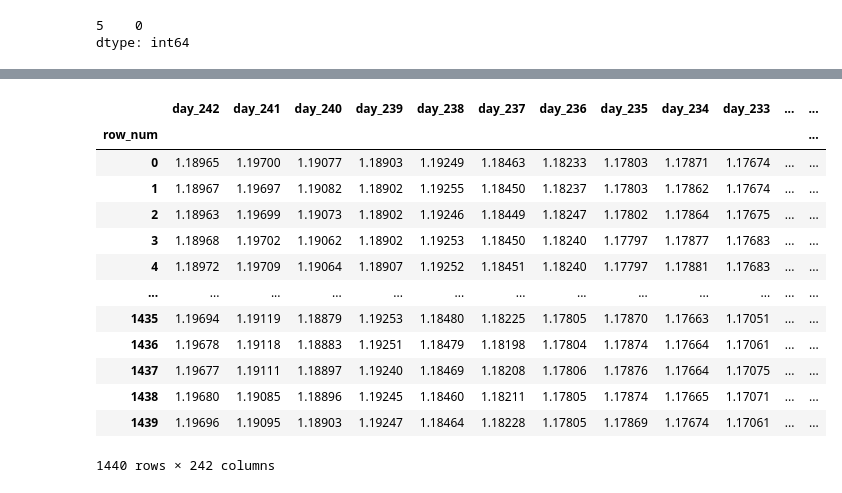
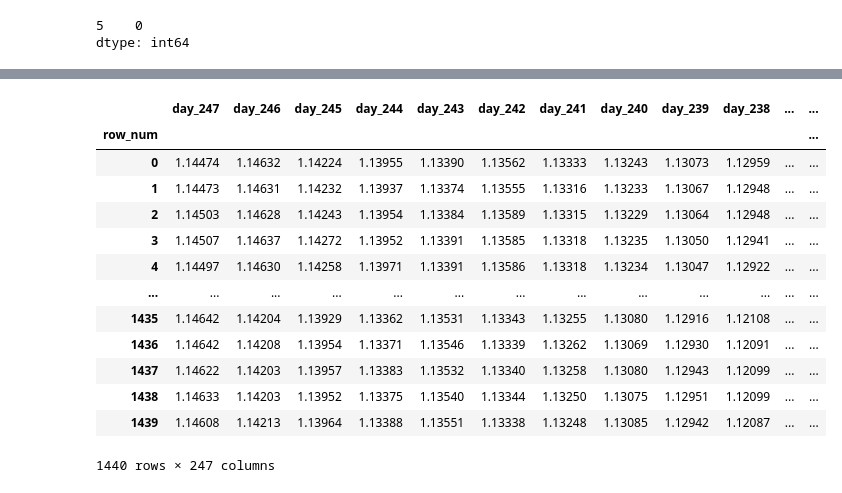
Before and after one commit to gomlfx/ApiaryFund_, a Jupyter notebook: autogluon_next_day_graph_M1_2_0.ipynb, the cells around one changed output, grey strips where cells are left out. Cells and saved outputs as stored; diff of their text form; code cells hidden in the pictures.

```diff
--- a/autogluon_next_day_graph_M1_2_0.ipynb
+++ b/autogluon_next_day_graph_M1_2_0.ipynb
@@ -54,7 +18,7 @@ from sklearn import preprocessing
 from autogluon.tabular import TabularDataset, TabularPredictor
 # %%
 #metatrader5 file format
-df=pd.read_csv('/content/EURUSD_M1_197101040000_202212232355.csv')
+df=pd.read_csv('/content/EURUSD_M1_202001020600_202212271047.csv')
 # %%
 print(df.head())
 print(df.tail())
@@ -125,6 +89,6 @@ df
 # %%
 #df_close_col = pd.DataFrame(data=df.iloc[:,5].tail(576000))
-df_c = pd.DataFrame(df.loc['1971.12.01 00:00:00':'2022.02.21 00:00:00',5])
+df_c = pd.DataFrame(df.loc['2020.12.01 00:00:00':'2022.12.28 00:00:00',5])
 # %%
 df_c
 # %% [output]
@@ -259,5 +223,29 @@ df_close_col
 # %%
 ###df241 to df280###
+df246 = pd.DataFrame(data=df_close_col.iloc[-355680:-354240])
+df246['row_num']=np.arange(len(df246))
+df246.set_index('row_num',inplace=True)
+df246 = df246.rename(columns={5:'day_246'})
+print(df246)
+
+df245 = pd.DataFrame(data=df_close_col.iloc[-354240:-352800])
+df245['row_num']=np.arange(len(df245))
+df245.set_index('row_num',inplace=True)
+df245 = df245.rename(columns={5:'day_245'})
+print(df245)
+
+df244 = pd.DataFrame(data=df_close_col.iloc[-352800:-351360])
+df244['row_num']=np.arange(len(df244))
+df244.set_index('row_num',inplace=True)
+df244 = df244.rename(columns={5:'day_244'})
+print(df244)
+
+df243 = pd.DataFrame(data=df_close_col.iloc[-351360:-349920])
+df243['row_num']=np.arange(len(df243))
+df243.set_index('row_num',inplace=True)
+df243 = df243.rename(columns={5:'day_243'})
+print(df243)
+
 df242 = pd.DataFrame(data=df_close_col.iloc[-349920:-348480])
 df242['row_num']=np.arange(len(df242))
 df242.set_index('row_num',inplace=True)
@@ -1926,38 +1914,38 @@ Length: 241, dtype: int64
 # %%
 df_test = pd.concat([
-                     df241,
+                     df246,df245,df244,df243,df242,df241,
                      df240,df239,df238,df237,df236,df235,df234,df233,df232,df231,df230,df229,df228,df227,df226,df225,df224,df223,df222,df221,df220,df219,df218,df217,df216,df215,df214,df213,df212,df211,df210,df209,df208,df207,df206,df205,df204,df203,df202,df201,
                      df200,df199,df198,df197,df196,df195,df194,df193,df192,df191,df190,df189,df188,df187,df186,df185,df184,df183,df182,df181,df180,df179,df178,df177,df176,df175,df174,df173,df172,df171,df170,df169,df168,df167,df166,df165,df164,df163,df162,df161,
                      df160,df159,df158,df157,df156,df155,df154,df153,df152,df151,df150,df149,df148,df147,df146,df145,df144,df143,df142,df141,df140,df139,df138,df137,df136,df135,df134,df133,df132,df131,df130,df129,df128,df127,df126,df125,df124,df123,df122,df121,
                      df120,df119,df118,df117,df116,df115,df114,df113,df112,df111,df110,df109,df108,df107,df106,df105,df104,df103,df102,df101,df100,df99,df98,df97,df96,df95,df94,df93,df92,df91,df90,df89,df88,df87,df86,df85,df84,df83,df82,df81,
                      df80,df79,df78,df77,df76,df75,df74,df73,df72,df71,df70,df69,df68,df67,df66,df65,df64,df63,df62,df61,df60,df59,df58,df57,df56,df55,df54,df53,df52,df51,df50,df49,df48,df47,df46,df45,df44,df43,df42,df41,
                      df40,df39,df38,df37,df36,df35,df34,df33,df32,df31,df30,df29,df28,df27,df26,df25,df24,df23,df22,df21,df20,df19,df18,df17,df16,df15,df14,df13,df12,df11,df10,df9,df8,df7,df6,df5,df4,df3,df2,df1], axis=1)
 df_test['pred_col'] =0
 df_test.rename(columns={
-                        'day_241':'day_242',
+                        'day_246':'day_247','day_245':'day_246','day_244':'day_245','day_243':'day_244','day_242':'day_243','day_241':'day_242',
                         'day_240':'day_241','day_239':'day_240','day_238':'day_239','day_237':'day_238','day_236':'day_237','day_235':'day_236','day_234':'day_235','day_233':'day_234','day_232':'day_233','day_231':'day_232','day_230':'day_231','day_229':'day_230','day_228':'day_229','day_227':'day_228','day_226':'day_227','day_225':'day_226','day_224':'day_225','day_223':'day_224','day_222':'day_223','day_221':'day_222','day_220':'day_221','day_219':'day_220','day_218':'day_219','day_217':'day_218','day_216':'day_217','day_215':'day_216','day_214':'day_215','day_213':'day_214','day_212':'day_213','day_211':'day_212','day_210':'day_211','day_209':'day_210','day_208':'day_209','day_207':'day_208','day_206':'day_207','day_205':'day_206','day_204':'day_205','day_203': 'day_204','day_202':'day_203','day_201':'day_202','day_200':'day_201',
                         'day_199':'day_200','day_198':'day_199','day_197':'day_198','day_196':'day_197','day_195':'day_196','day_194':'day_195','day_193':'day_194','day_192':'day_193','day_191':'day_192','day_190':'day_191','day_189':'day_190','day_188':'day_189','day_187':'day_188','day_186':'day_187','day_185':'day_186','day_184':'day_185','day_183':'day_184','day_182':'day_183','day_181':'day_182','day_180':'day_181','day_179':'day_180','day_178':'day_179','day_177':'day_178','day_176':'day_177','day_175':'day_176','day_174':'day_175','day_173':'day_174','day_172':'day_173','day_171':'day_172','day_170':'day_171','day_169':'day_170','day_168':'day_169','day_167':'day_168','day_166':'day_167','day_165':'day_166','day_164':'day_165','day_163': 'day_164', 'day_162': 'day_163','day_161':'day_162','day_160':'day_161',
                         'day_159':'day_160','day_158':'day_159','day_157':'day_158','day_156':'day_157','day_155':'day_156','day_154':'day_155','day_153':'day_154','day_152':'day_153','day_151':'day_152','day_150':'day_151','day_149':'day_150','day_148':'day_149','day_147':'day_148','day_146':'day_147','day_145':'day_146','day_144':'day_145','day_143':'day_144','day_142':'day_143','day_141':'day_142','day_140':'day_141','day_139':'day_140','day_138':'day_139','day_137':'day_138','day_136':'day_137','day_135':'day_136','day_134':'day_135','day_133':'day_134','day_132':'day_133','day_131':'day_132','day_130':'day_131','day_129':'day_130','day_128':'day_129','day_127':'day_128','day_126':'day_127','day_125':'day_126','day_124':'day_125','day_123': 'day_124', 'day_122': 'day_123','day_121':'day_122','day_120':'day_121',
                         'day_119':'day_120','day_118':'day_119','day_117':'day_118','day_116':'day_117','day_115':'day_116','day_114':'day_115','day_113':'day_114','day_112':'day_113','day_111':'day_112','day_110':'day_111','day_109':'day_110','day_108':'day_109','day_107':'day_108','day_106':'day_107','day_105':'day_106','day_104':'day_105','day_103':'day_104','day_102':'day_103','day_101':'day_102','day_100':'day_101','day_99':'day_100','day_98':'day_99','day_97':'day_98','day_96':'day_97','day_95':'day_96','day_94':'day_95','day_93':'day_94','day_92':'day_93','day_91':'day_92','day_90':'day_91','day_89':'day_90','day_88':'day_89','day_87':'day_88','day_86':'day_87','day_85':'day_86','day_84':'day_85','day_83': 'day_84','day_82':'day_83','day_81':'day_82','day_80':'day_81',
                         'day_79':'day_80','day_78':'day_79','day_77':'day_78','day_76':'day_77','day_75':'day_76','day_74':'day_75','day_73':'day_74','day_72':'day_73','day_71':'day_72','day_70':'day_71','day_69':'day_70','day_68':'day_69','day_67':'day_68','day_66':'day_67','day_65':'day_66','day_64':'day_65','day_63':'day_64','day_62':'day_63','day_61':'day_62','day_60':'day_61','day_59':'day_60','day_58':'day_59','day_57':'day_58','day_56':'day_57','day_55':'day_56','day_54':'day_55','day_53':'day_54','day_52':'day_53','day_51':'day_52','day_50':'day_51','day_49':'day_50','day_48':'day_49','day_47':'day_48','day_46':'day_47','day_45':'day_46','day_44':'day_45','day_43': 'day_44', 'day_42': 'day_43','day_41':'day_42','day_40':'day_41',
                         'day_39':'day_40','day_38':'day_39','day_37':'day_38','day_36':'day_37','day_35':'day_36','day_34':'day_35','day_33':'day_34','day_32':'day_33','day_31':'day_32','day_30':'day_31','day_29':'day_30','day_28':'day_29','day_27':'day_28','day_26':'day_27','day_25':'day_26','day_24':'day_25','day_23':'day_24','day_22':'day_23','day_21':'day_22','day_20':'day_21','day_19':'day_20','day_18':'day_19','day_17':'day_18','day_16':'day_17','day_15':'day_16','day_14':'day_15','day_13':'day_14','day_12':'day_13','day_11':'day_12','day_10':'day_11','day_9':'day_10','day_8':'day_9','day_7':'day_8','day_6':'day_7','day_5':'day_6','day_4':'day_5','day_3': 'day_4', 'day_2': 'day_3','day_1':'day_2','pred_col':'day_1'}, inplace=True)
 df_test = pd.DataFrame(data=df_test)
 df_test
 # %% [output]
-|  | day_242 | day_241 | day_240 | day_239 | day_238 | day_237 | day_236 | day_235 | day_234 | day_233 | ... | ... |
+|  | day_247 | day_246 | day_245 | day_244 | day_243 | day_242 | day_241 | day_240 | day_239 | day_238 | ... | ... |
 | row_num |  |  |  |  |  |  |  |  |  |  |  | ... |
-| 0 | 1.18965 | 1.19700 | 1.19077 | 1.18903 | 1.19249 | 1.18463 | 1.18233 | 1.17803 | 1.17871 | 1.17674 | ... | ... |
-| 1 | 1.18967 | 1.19697 | 1.19082 | 1.18902 | 1.19255 | 1.18450 | 1.18237 | 1.17803 | 1.17862 | 1.17674 | ... | ... |
-| 2 | 1.18963 | 1.19699 | 1.19073 | 1.18902 | 1.19246 | 1.18449 | 1.18247 | 1.17802 | 1.17864 | 1.17675 | ... | ... |
-| 3 | 1.18968 | 1.19702 | 1.19062 | 1.18902 | 1.19253 | 1.18450 | 1.18240 | 1.17797 | 1.17877 | 1.17683 | ... | ... |
-| 4 | 1.18972 | 1.19709 | 1.19064 | 1.18907 | 1.19252 | 1.18451 | 1.18240 | 1.17797 | 1.17881 | 1.17683 | ... | ... |
+| 0 | 1.14474 | 1.14632 | 1.14224 | 1.13955 | 1.13390 | 1.13562 | 1.13333 | 1.13243 | 1.13073 | 1.12959 | ... | ... |
+| 1 | 1.14473 | 1.14631 | 1.14232 | 1.13937 | 1.13374 | 1.13555 | 1.13316 | 1.13233 | 1.13067 | 1.12948 | ... | ... |
+| 2 | 1.14503 | 1.14628 | 1.14243 | 1.13954 | 1.13384 | 1.13589 | 1.13315 | 1.13229 | 1.13064 | 1.12948 | ... | ... |
+| 3 | 1.14507 | 1.14637 | 1.14272 | 1.13952 | 1.13391 | 1.13585 | 1.13318 | 1.13235 | 1.13050 | 1.12941 | ... | ... |
+| 4 | 1.14497 | 1.14630 | 1.14258 | 1.13971 | 1.13391 | 1.13586 | 1.13318 | 1.13234 | 1.13047 | 1.12922 | ... | ... |
 | ... | ... | ... | ... | ... | ... | ... | ... | ... | ... | ... | ... | ... |
-| 1435 | 1.19694 | 1.19119 | 1.18879 | 1.19253 | 1.18480 | 1.18225 | 1.17805 | 1.17870 | 1.17663 | 1.17051 | ... | ... |
-| 1436 | 1.19678 | 1.19118 | 1.18883 | 1.19251 | 1.18479 | 1.18198 | 1.17804 | 1.17874 | 1.17664 | 1.17061 | ... | ... |
-| 1437 | 1.19677 | 1.19111 | 1.18897 | 1.19240 | 1.18469 | 1.18208 | 1.17806 | 1.17876 | 1.17664 | 1.17075 | ... | ... |
-| 1438 | 1.19680 | 1.19085 | 1.18896 | 1.19245 | 1.18460 | 1.18211 | 1.17805 | 1.17874 | 1.17665 | 1.17071 | ... | ... |
-| 1439 | 1.19696 | 1.19095 | 1.18903 | 1.19247 | 1.18464 | 1.18228 | 1.17805 | 1.17869 | 1.17674 | 1.17061 | ... | ... |
+| 1435 | 1.14642 | 1.14204 | 1.13929 | 1.13362 | 1.13531 | 1.13343 | 1.13255 | 1.13080 | 1.12916 | 1.12108 | ... | ... |
+| 1436 | 1.14642 | 1.14208 | 1.13954 | 1.13371 | 1.13546 | 1.13339 | 1.13262 | 1.13069 | 1.12930 | 1.12091 | ... | ... |
+| 1437 | 1.14622 | 1.14203 | 1.13957 | 1.13383 | 1.13532 | 1.13340 | 1.13258 | 1.13080 | 1.12943 | 1.12099 | ... | ... |
+| 1438 | 1.14633 | 1.14203 | 1.13952 | 1.13375 | 1.13540 | 1.13344 | 1.13250 | 1.13075 | 1.12951 | 1.12099 | ... | ... |
+| 1439 | 1.14608 | 1.14213 | 1.13964 | 1.13388 | 1.13551 | 1.13338 | 1.13248 | 1.13085 | 1.12942 | 1.12087 | ... | ... |
-1440 rows × 242 columns
+1440 rows × 247 columns
 # %%
 df_train.isnull().sum()
 # %% [output]
```
Also changed, not shown: parts of 31 cells of this notebook.
